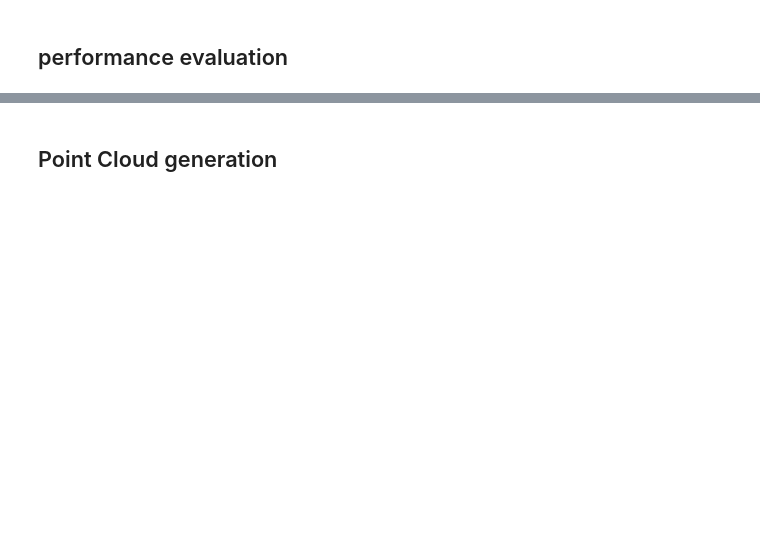
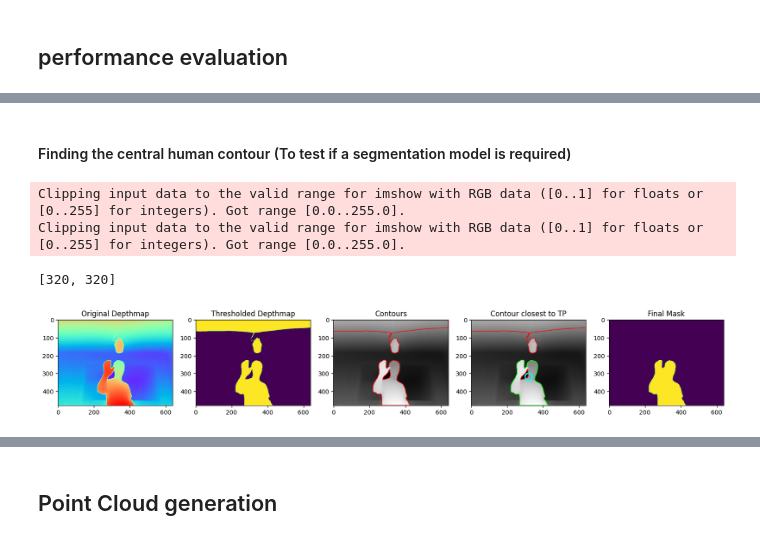
Before and after one commit to aalolexx/awt-pj-ws2425-3d-realtime-reconstruction, a Jupyter notebook: notebooks/PCTester.ipynb, the cells around one changed output, grey strips where cells are left out. Saved outputs shown, nothing was run; the diff lists cells and outputs as text; code cells hidden in the pictures; blank space fills up the shorter version.

```diff
--- a/notebooks/PCTester.ipynb
+++ b/notebooks/PCTester.ipynb
@@ -107,0 +138,68 @@ plt.show()
+# %% [markdown]
+#### Finding the central human contour (To test if a segmentation model is required)
+# %%
+depth_copy = depth.copy()
+
+fig, axs = plt.subplots(1, 5, figsize=(20, 4))
+axs[0].imshow(depth_copy, cmap="rainbow")
+axs[0].title.set_text("Original Depthmap")
+
+_, mask = cv2.threshold(depth_copy, 0.5, 1, cv2.THRESH_BINARY)
+mask = mask.astype(np.uint8)
+
+axs[1].imshow(mask)
+axs[1].title.set_text("Thresholded Depthmap")
+
+contours, hierarchy = cv2.findContours(image=mask, mode=cv2.RETR_TREE, method=cv2.CHAIN_APPROX_NONE)
+
+contour_showcase = cv2.merge([depth_copy, depth_copy, depth_copy])
+cv2.drawContours(image=contour_showcase, contours=contours, contourIdx=-1, color=(255, 0, 0), thickness=2, lineType=cv2.LINE_AA)
+axs[2].imshow(contour_showcase)
+axs[2].title.set_text("Contours")
+
+centeroids = [np.mean(contour, axis=0) for contour in contours]
+
+target_point = [int(mask.shape[1] / 2), int(mask.shape[0] / (3/2))]
+#image_center = np.asarray(mask.shape) / 2
+print(target_point)
+most_central_centeroid_idx = np.argmin([np.abs(c - target_point) for c in centeroids])
+
+cv2.drawContours(image=contour_showcase, contours=contours, contourIdx=most_central_centeroid_idx, color=(0, 255, 0), thickness=2, lineType=cv2.LINE_AA)
+cv2.circle(contour_showcase, target_point, 20, (0, 255, 255), 5)
+axs[3].imshow(contour_showcase)
+axs[3].title.set_text("Contour closest to TP")
+
+final_mask = np.zeros(mask.shape)
+cv2.drawContours(image=final_mask, contours=contours, contourIdx=most_central_centeroid_idx, color=(255), thickness=cv2.FILLED)
+axs[4].imshow(final_mask)
+axs[4].title.set_text("Final Mask")
+
+# as a function
+def get_human_mask(depth_image):
+  _, mask = cv2.threshold(depth_image, 0.5, 1, cv2.THRESH_BINARY)
+  mask = mask.astype(np.uint8)
+
+  contours, hierarchy = cv2.findContours(image=mask, mode=cv2.RETR_TREE, method=cv2.CHAIN_APPROX_NONE)
+
+  contour_showcase = cv2.merge([depth_image, depth_image, depth_image])
+  cv2.drawContours(image=contour_showcase, contours=contours, contourIdx=-1, color=(255, 0, 0), thickness=2, lineType=cv2.LINE_AA)
+
+  centeroids = [np.mean(contour, axis=0) for contour in contours]
+
+  target_point = [int(mask.shape[1] / 2), int(mask.shape[0] / (3/2))]
+  #image_center = np.asarray(mask.shape) / 2
+  most_central_centeroid_idx = np.argmin([np.abs(c - target_point) for c in centeroids])
+
+  cv2.drawContours(image=contour_showcase, contours=contours, contourIdx=most_central_centeroid_idx, color=(0, 255, 0), thickness=2, lineType=cv2.LINE_AA)
+  cv2.circle(contour_showcase, target_point, 20, (0, 255, 255), 5)
+
+  final_mask = np.zeros(mask.shape)
+  print(most_central_centeroid_idx)
+  cv2.drawContours(image=final_mask, contours=contours, contourIdx=most_central_centeroid_idx, color=(255), thickness=cv2.FILLED)
+
+  return final_mask
+# %% [output]
+Clipping input data to the valid range for imshow with RGB data ([0..1] for floats or [0..255] for integers). Got range [0.0..255.0].
+Clipping input data to the valid range for imshow with RGB data ([0..1] for floats or [0..255] for integers). Got range [0.0..255.0].
+[320, 320]
+[figure, added]
```
Also changed, not shown: parts of 9 cells of this notebook, 1 other file.
